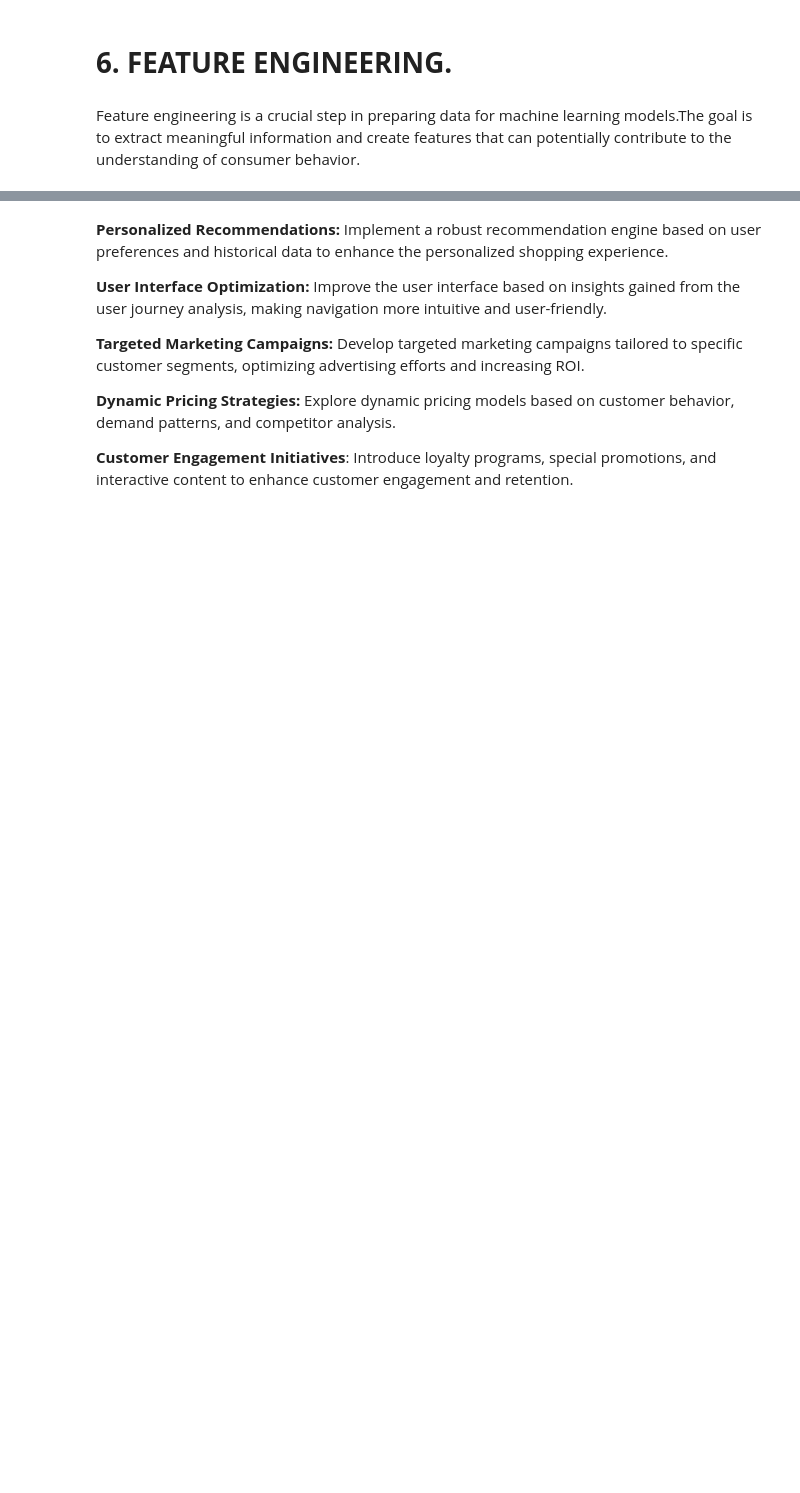
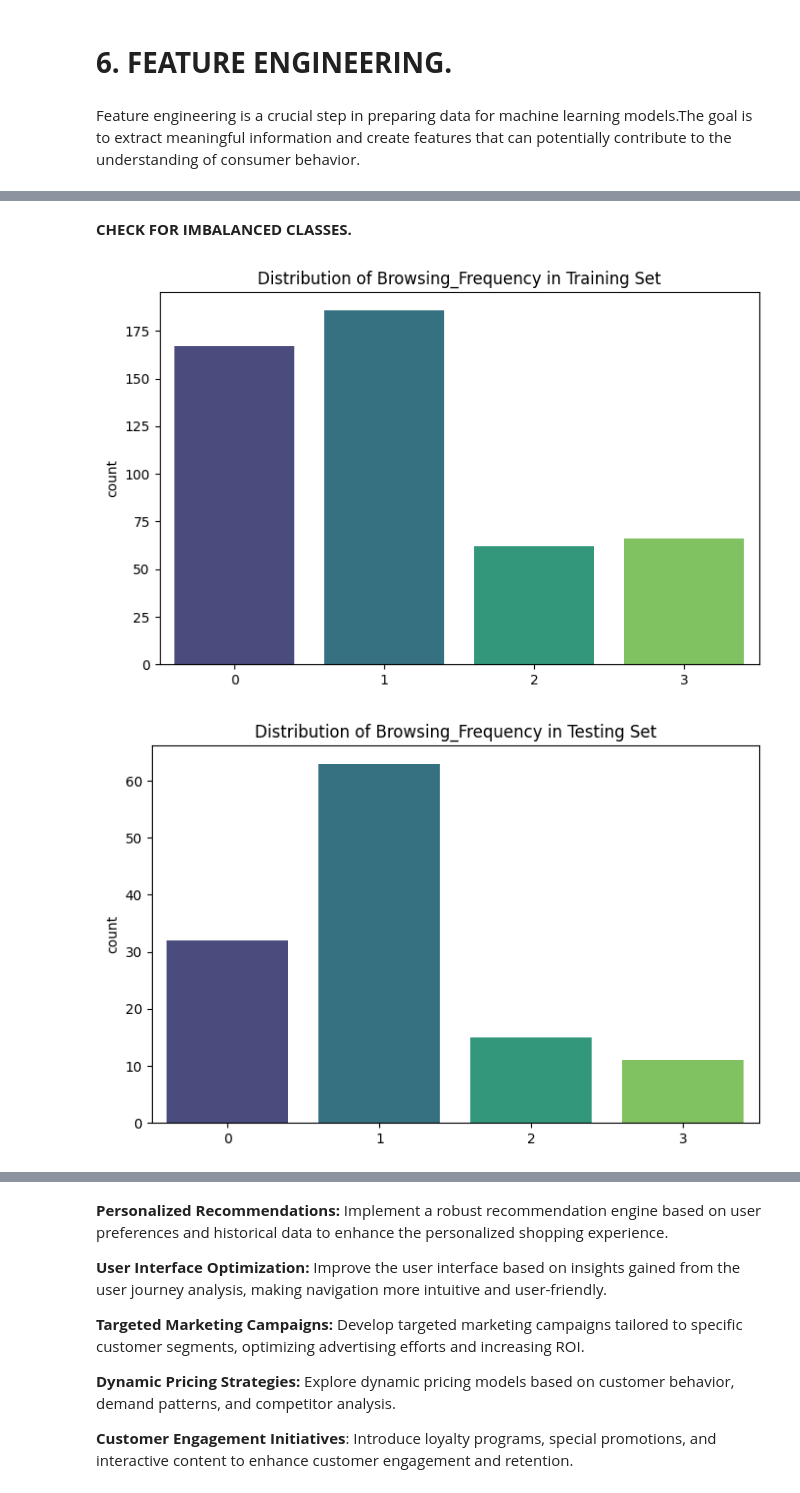
Before and after one commit to cycywanyeki20/PHASE-3-PROJECT, a Jupyter notebook: Phase3.ipynb, the cells around one changed output, grey strips where cells are left out. Cells and saved outputs as stored; diff of their text form; code cells hidden in the pictures; blank space fills up the shorter version.

```diff
--- a/Phase3.ipynb
+++ b/Phase3.ipynb
@@ -441,0 +209,23 @@ Amazon Updated Dataset:
+# %%
+
+import pandas as pd
+from sklearn.impute import SimpleImputer
+
+# Assuming df_Amazon is your DataFrame
+
+# Handle Missing Values
+numerical_cols = ['age', 'Rating_Accuracy ', 'Shopping_Satisfaction']
+categorical_cols = ['Personalized_Recommendation_Frequency ', 'Service_Appreciation', 'Improvement_Areas']
+
+# Impute missing values in numerical features with mean
+imputer_numeric = SimpleImputer(strategy='mean')
+df_Amazon[numerical_cols] = imputer_numeric.fit_transform(df_Amazon[numerical_cols])
+
+# Impute missing values in categorical features with most frequent category
+imputer_categorical = SimpleImputer(strategy='most_frequent')
+df_Amazon[categorical_cols] = imputer_categorical.fit_transform(df_Amazon[categorical_cols])
+
+# Remove unnecessary columns
+columns_to_drop = ['Timestamp', 'Personalized_Recommendation_Frequency ', 'Rating_Accuracy ', 'Improvement_Areas']
+df_Amazon_cleaned = df_Amazon.drop(columns=columns_to_drop, axis=1)
+df_Amazon_cleaned
@@ -1135,0 +563,18 @@ Therefore use precision, recall and f1 score.
+# %% [markdown]
+**CHECK FOR IMBALANCED CLASSES.**
+# %%
+
+# Plot the distribution of the target variable in the training set
+plt.figure(figsize=(8, 5))
+sns.countplot(x=y_train, palette='viridis')
+plt.title('Distribution of Browsing_Frequency in Training Set')
+plt.show()
+
+# Plot the distribution of the target variable in the testing set
+plt.figure(figsize=(8, 5))
+sns.countplot(x=y_test, palette='viridis')
+plt.title('Distribution of Browsing_Frequency in Testing Set')
+plt.show()
+# %% [output]
+[figure, added]
+[figure, added]
```
Also changed, not shown: parts of 118 cells of this notebook.
